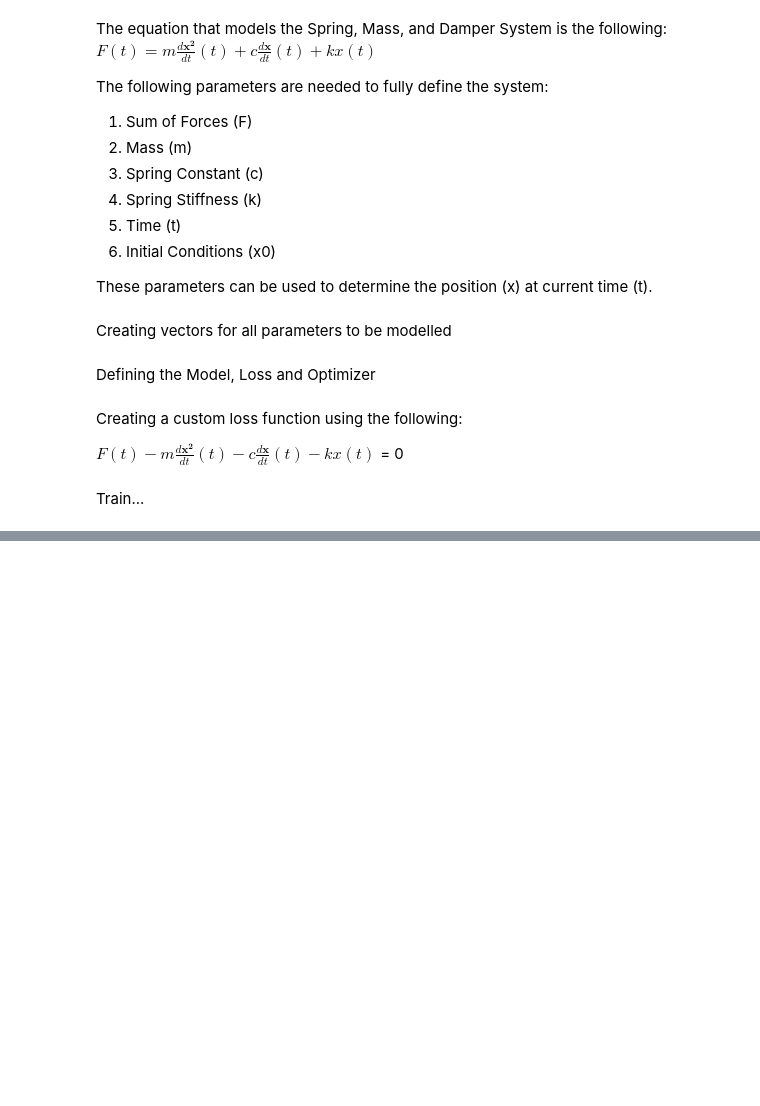
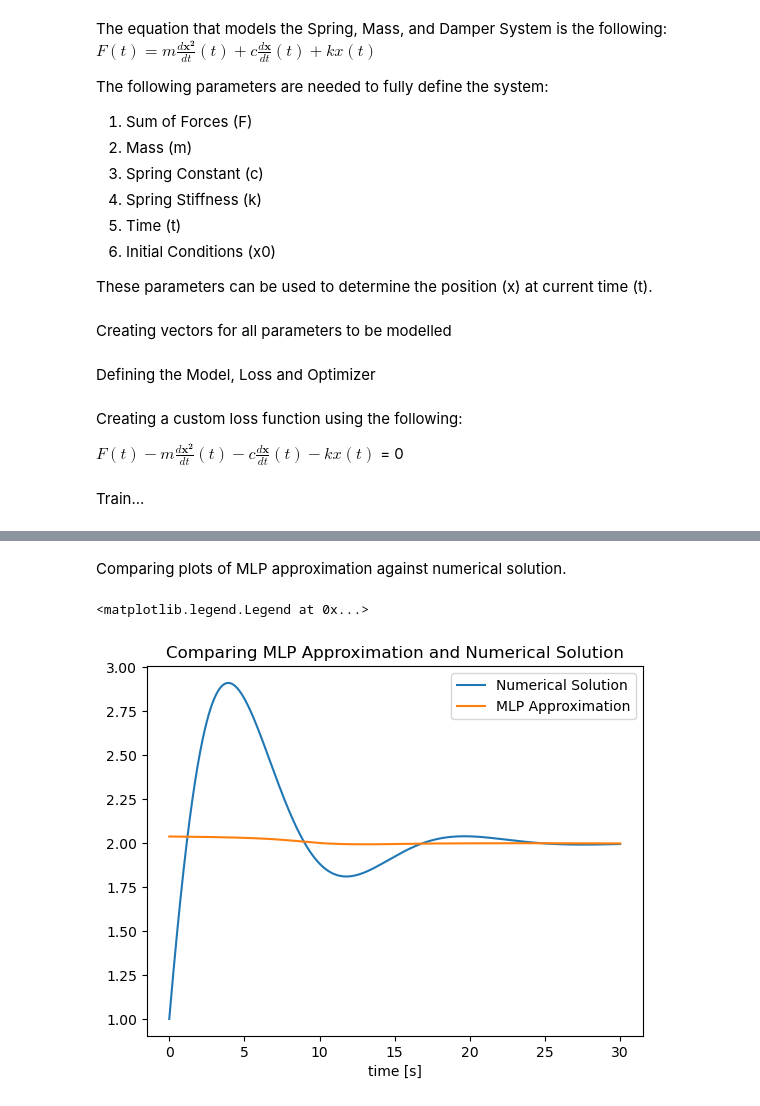
Before and after one commit to RoshenS/PINNs, a Jupyter notebook: Simple PINN.ipynb, the cells around one changed output, grey strips where cells are left out. Drawn from its saved outputs; the diff is of its cells as text; code cells hidden in the pictures; blank space fills up the shorter version.

Commit message:
Updates cost function and implemented training.
Challenges are faced when modelling high frequency functions

```diff
--- a/Simple PINN.ipynb
+++ b/Simple PINN.ipynb
@@ -77,14 +88,20 @@ Defining the Model, Loss and Optimizer
 # len i/o nodes, i_len nodes per layer and ELU activation fn
 i_len = 30
 
+#params to take and approximate
+params_in = 7
+params_out = 1
+
 model = nn.Sequential(
-    nn.Linear(params, i_len),
+    nn.Linear(params_in, i_len),
     nn.ELU(),
+
     nn.Linear(i_len, i_len),
     nn.ELU(),
     nn.Linear(i_len, i_len),
     nn.ELU(),
-    nn.Linear(i_len, params)
+
+    nn.Linear(i_len, params_out)
     )
 
 # choose optimizer
@@ -122,0 +183,28 @@ Train...
+# %% [markdown]
+Comparing plots of MLP approximation against numerical solution.
+# %%
+plt.plot(t_plot,x_plot[:,0],label='Numerical Solution')
+plt.xlabel('time [s]')
+plt.title("Comparing MLP Approximation and Numerical Solution")
+
+# obtaining plotting information
+# inputs: vector with cols 0:t, 1:F, 2:M, 3:c, 4:k, 5:x(0), 6:x'(0)
+
+#creating tensors to be plotted
+plot_t = torch.from_numpy(t_plot).float().view(-1,1)
+plot_F = torch.ones_like(plot_t)*p['F']
+plot_m = torch.ones_like(plot_t)*p['m']
+plot_c = torch.ones_like(plot_t)*p['c']
+plot_k = torch.ones_like(plot_t)*p['k']
+plot_x0_1 = torch.ones_like(plot_t)*0
+plot_x0_2 = torch.ones_like(plot_t)*0
+
+plot_input = torch.cat((plot_t,plot_F,plot_m,plot_c,plot_k,plot_x0_1,plot_x0_2), 1)
+pred = model(plot_input)
+pred_plot = torch.reshape(pred, (-1,)).detach().numpy()
+
+plt.plot(t_plot,pred_plot,label='MLP Approximation')
+plt.legend()
+# %% [output]
+<matplotlib.legend.Legend at 0x...>
+[figure, added]
```
Also changed, not shown: parts of 5 cells of this notebook, 1 other file.
